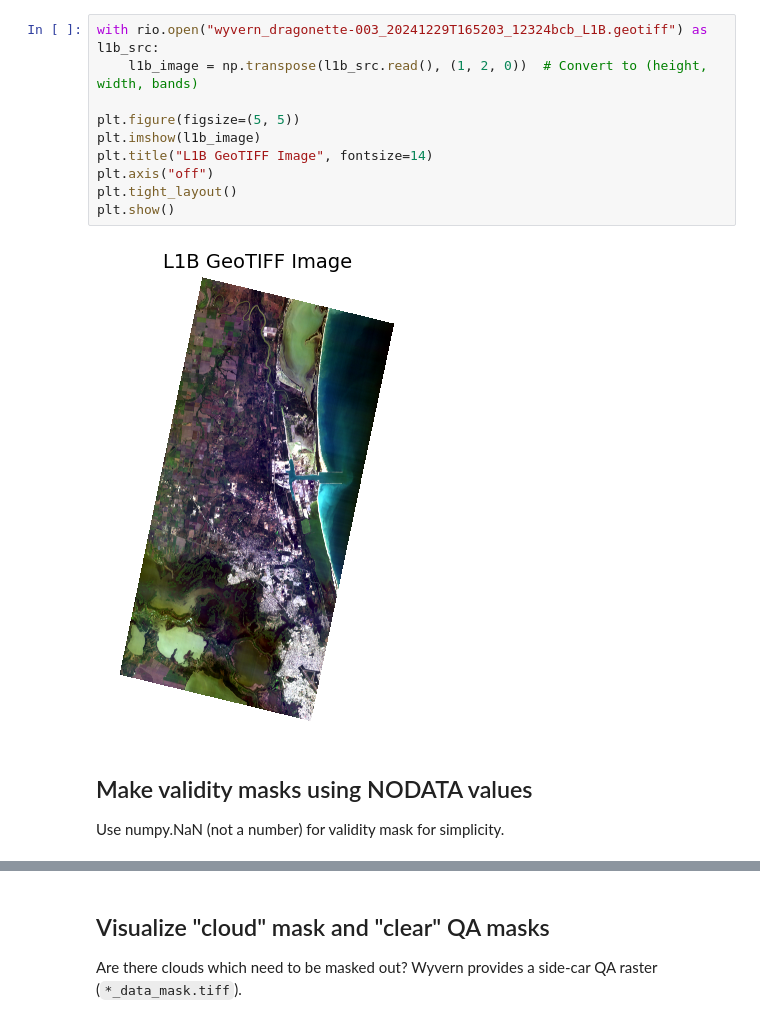
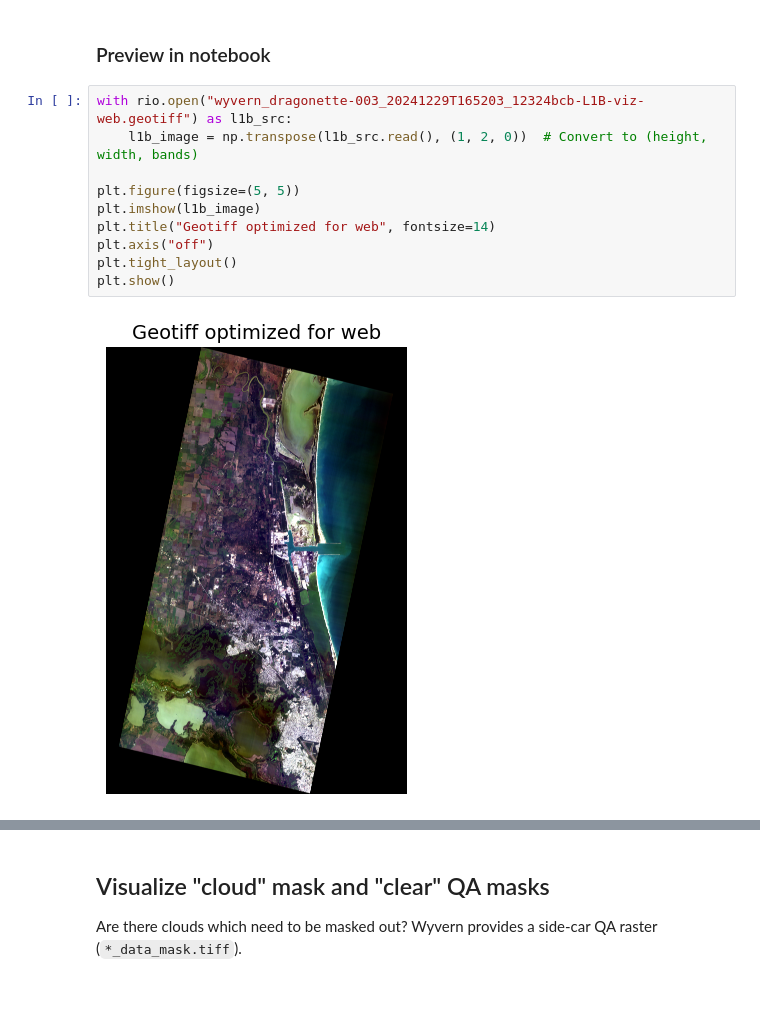
Before and after one commit to guidorice/hab-detection-wyvern-hsi, a Jupyter notebook: notebooks/eda-hab-detection-wyvern-hsi.ipynb, the cells around one changed output, grey strips where cells are left out. Saved outputs shown, nothing was run; the diff lists cells and outputs as text; blank space fills up the shorter version.

```diff
--- a/notebooks/eda-hab-detection-wyvern-hsi.ipynb
+++ b/notebooks/eda-hab-detection-wyvern-hsi.ipynb
@@ -239,16 +348,14 @@ make_visual_rgb(
+# %% [markdown]
+### Preview in notebook
 # %%
-with rio.open("wyvern_dragonette-003_20241229T165203_12324bcb_L1B.geotiff") as l1b_src:
+with rio.open("wyvern_dragonette-003_20241229T165203_12324bcb-L1B-viz-web.geotiff") as l1b_src:
     l1b_image = np.transpose(l1b_src.read(), (1, 2, 0))  # Convert to (height, width, bands)
 
 plt.figure(figsize=(5, 5))
 plt.imshow(l1b_image)
-plt.title("L1B GeoTIFF Image", fontsize=14)
+plt.title("Geotiff optimized for web", fontsize=14)
 plt.axis("off")
 plt.tight_layout()
 plt.show()
 # %% [output]
-[figure, old version]
+[figure, new version]
-# %% [markdown]
-## Make validity masks using NODATA values
-
-Use numpy.NaN (not a number) for validity mask for simplicity.
```
Also changed, not shown: parts of 63 cells of this notebook.
